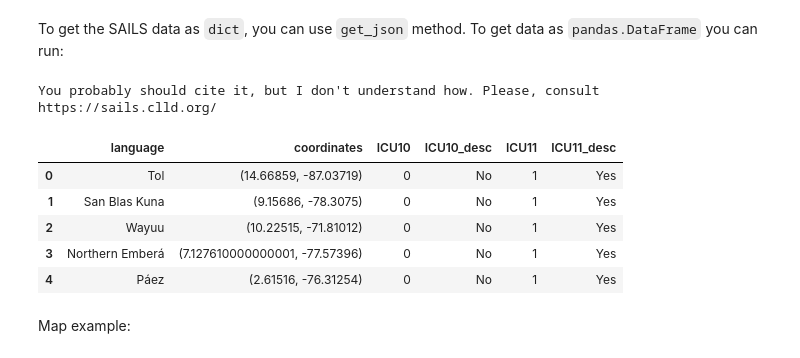
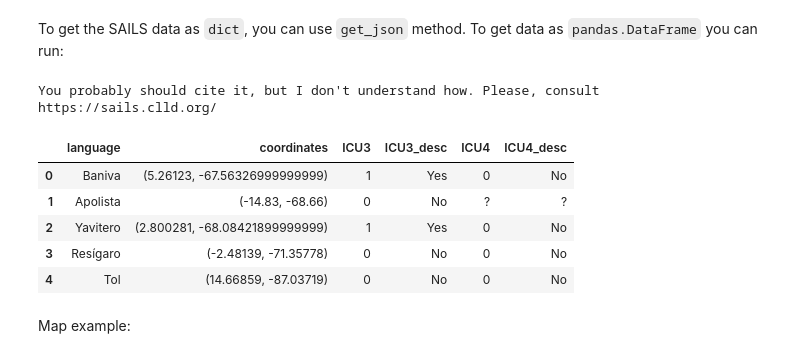
Before and after one commit to OneAdder/lingtypology, a Jupyter notebook: docs/db_apis.ipynb, the cells around one changed output. Cells and saved outputs as stored; diff of their text form; code cells hidden in the pictures.

```diff
--- a/docs/db_apis.ipynb
+++ b/docs/db_apis.ipynb
@@ -271,17 +271,17 @@ Sails().feature_descriptions('ICU10', 'ICU11')
 # %% [markdown]
 To get the SAILS data as `dict`, you can use `get_json` method. To get data as `pandas.DataFrame` you can run:
 # %%
-sails = Sails('ICU10', 'ICU11')
+sails = Sails('ICU3', 'ICU4')
 df = sails.get_df()
 df.head()
 # %% [output]
 You probably should cite it, but I don't understand how. Please, consult https://sails.clld.org/
-|  | language | coordinates | ICU10 | ICU10_desc | ICU11 | ICU11_desc |
-| 0 | Tol | (14.66859, -87.03719) | 0 | No | 1 | Yes |
-| 1 | San Blas Kuna | (9.15686, -78.3075) | 0 | No | 1 | Yes |
-| 2 | Wayuu | (10.22515, -71.81012) | 0 | No | 1 | Yes |
-| 3 | Northern Emberá | (7.127610000000001, -77.57396) | 0 | No | 1 | Yes |
-| 4 | Páez | (2.61516, -76.31254) | 0 | No | 1 | Yes |
+|  | language | coordinates | ICU3 | ICU3_desc | ICU4 | ICU4_desc |
+| 0 | Baniva | (5.26123, -67.56326999999999) | 1 | Yes | 0 | No |
+| 1 | Apolista | (-14.83, -68.66) | 0 | No | ? | ? |
+| 2 | Yavitero | (2.800281, -68.08421899999999) | 1 | Yes | 0 | No |
+| 3 | Resígaro | (-2.48139, -71.35778) | 0 | No | 0 | No |
+| 4 | Tol | (14.66859, -87.03719) | 0 | No | 0 | No |
 # %% [markdown]
 Map example:
 # %%
```
Also changed, not shown: parts of 1 cell of this notebook, 3 other files.
